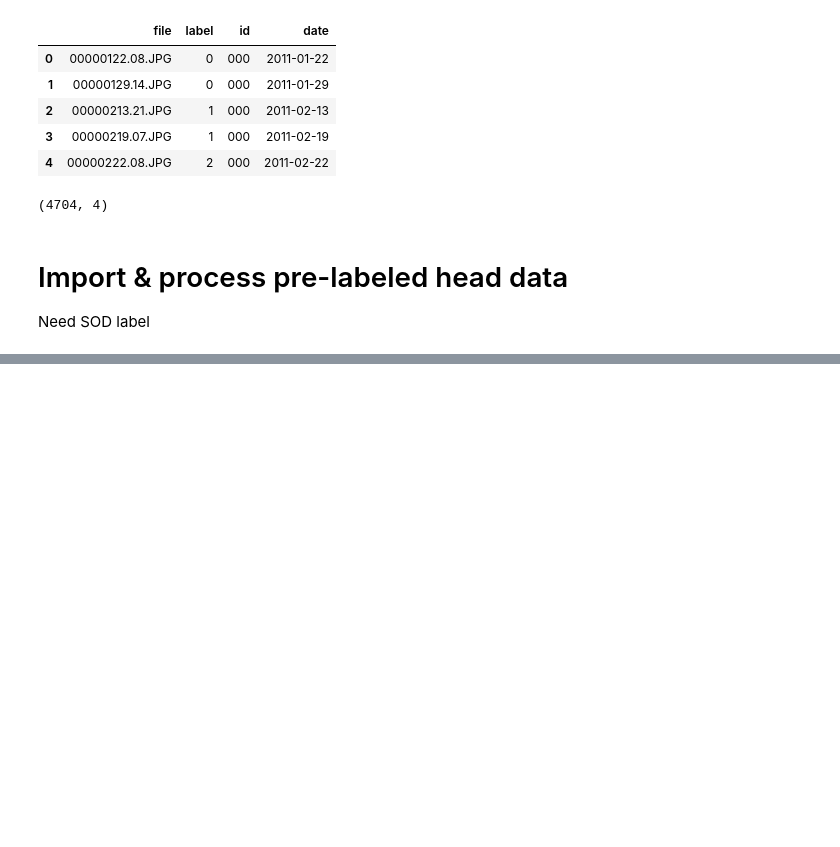
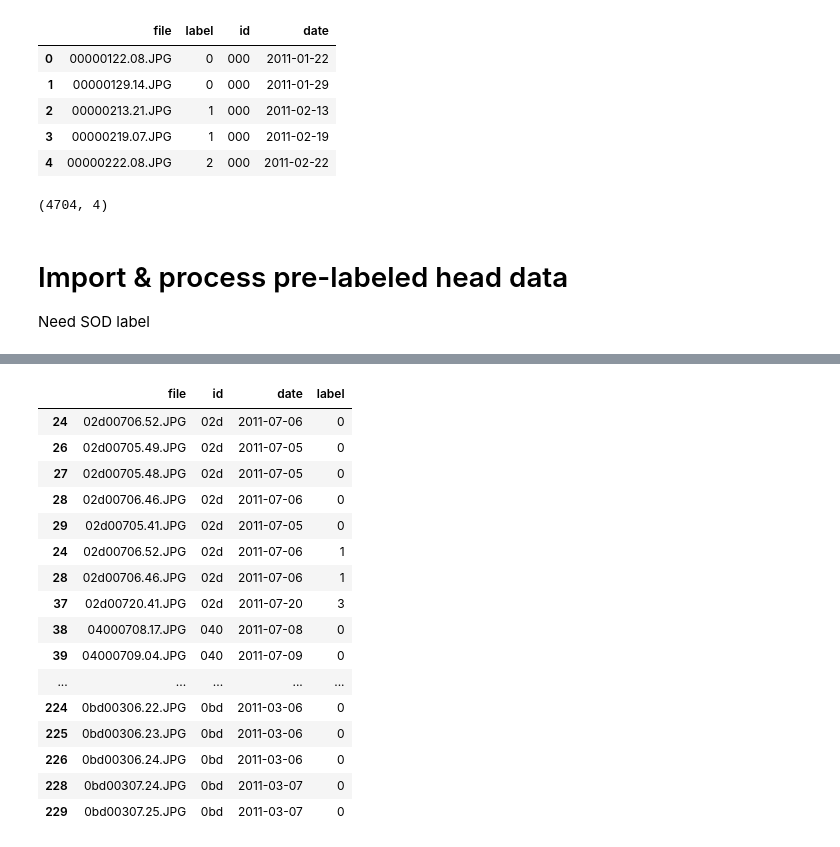
Before and after one commit to annamarianau/human_decomposition_image_classification, a Jupyter notebook: notebooks/label_propagation.ipynb, the cells around one changed output, grey strips where cells are left out. Cells and saved outputs as stored; diff of their text form; code cells hidden in the pictures; blank space fills up the shorter version.

```diff
--- a/notebooks/label_propagation.ipynb
+++ b/notebooks/label_propagation.ipynb
@@ -271,3 +313,23 @@ display(df_new.head())
+# %%
+display(df_new.head(100))
+# %% [output]
+|  | file | id | date | label |
+| 24 | 02d00706.52.JPG | 02d | 2011-07-06 | 0 |
+| 26 | 02d00705.49.JPG | 02d | 2011-07-05 | 0 |
+| 27 | 02d00705.48.JPG | 02d | 2011-07-05 | 0 |
+| 28 | 02d00706.46.JPG | 02d | 2011-07-06 | 0 |
+| 29 | 02d00705.41.JPG | 02d | 2011-07-05 | 0 |
+| 24 | 02d00706.52.JPG | 02d | 2011-07-06 | 1 |
+| 28 | 02d00706.46.JPG | 02d | 2011-07-06 | 1 |
+| 37 | 02d00720.41.JPG | 02d | 2011-07-20 | 3 |
+| 38 | 04000708.17.JPG | 040 | 2011-07-08 | 0 |
+| 39 | 04000709.04.JPG | 040 | 2011-07-09 | 0 |
+| ... | ... | ... | ... | ... |
+| 224 | 0bd00306.22.JPG | 0bd | 2011-03-06 | 0 |
+| 225 | 0bd00306.23.JPG | 0bd | 2011-03-06 | 0 |
+| 226 | 0bd00306.24.JPG | 0bd | 2011-03-06 | 0 |
+| 228 | 0bd00307.24.JPG | 0bd | 2011-03-07 | 0 |
+| 229 | 0bd00307.25.JPG | 0bd | 2011-03-07 | 0 |
 # %%
 # merge the propagated data with the original data
 df_final = pd.concat([df_SOD_labeled[['id', 'file', 'label']], df_new[['id', 'file', 'label']]])
```
Also changed, not shown: parts of 20 cells of this notebook.
